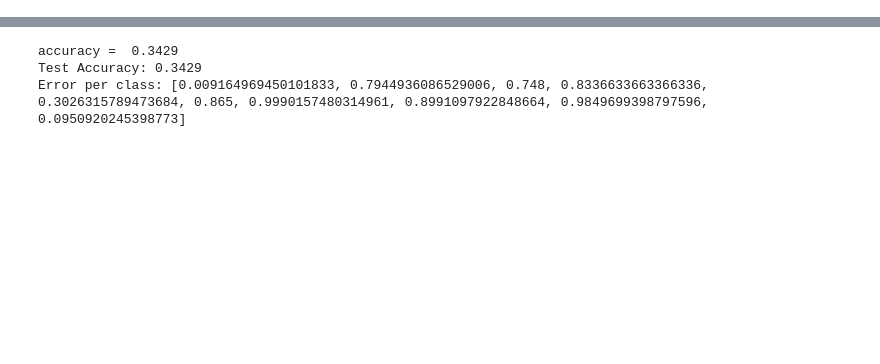
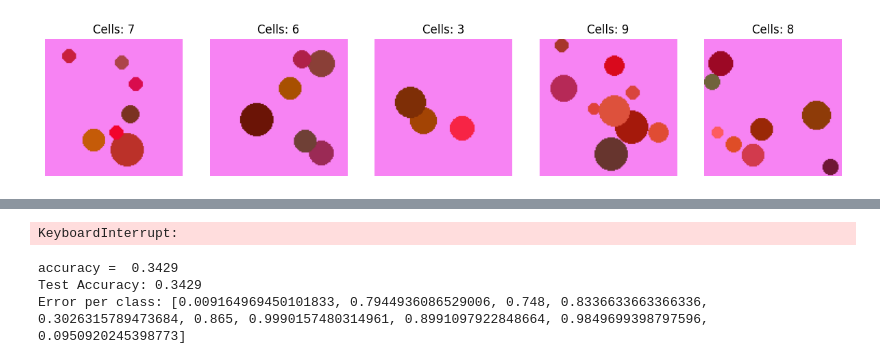
Before and after one commit to Allor-maker/CV_project, a Jupyter notebook: a2c-ppo/a2c_v2.ipynb, the cells around one changed output, grey strips where cells are left out. Drawn from its saved outputs; the diff is of its cells as text; code cells hidden in the pictures; blank space fills up the shorter version.

```diff
--- a/a2c-ppo/a2c_v2.ipynb
+++ b/a2c-ppo/a2c_v2.ipynb
@@ -295,6 +319,20 @@ class replay_memory(object):
     def __len__(self):
         return len(self.memory)
 #we need this class to save the experiance of our agent(for RL - reinfocement learning)
+# %%
+import torch.profiler as profiler
+prof = profiler.profile(
+    schedule=profiler.schedule(wait=1, warmup=1, active=3, repeat=2),
+    on_trace_ready=torch.profiler.tensorboard_trace_handler('./log'),
+    record_shapes=True,
+    profile_memory=True,
+    with_stack=True
+)
+# %%
+def calculate_class_values(error_per_class):
+    """Вычисляет ценность классов на основе ошибок."""
+    class_values = [min(1.0 / (1 - error + 1e-6), 10) for error in error_per_class]  # Избегаем деления на 0
+    return class_values
 # %%
 def actor_critic(env, actor, critic, episodes=10, max_steps=100, gamma=0.99, lr_actor=1e-2, lr_critic=1e-2):
     optimizer_actor = optim.AdamW(actor.parameters(), lr=lr_actor)
@@ -440,9 +481,13 @@ def actor_critic(env, actor, critic, episodes=10, max_steps=100, gamma=0.99, lr_
 # %%
 env = DataSelectionEnv()
 actor = Actor(NUM_CLASSES, NUM_CLASSES)
 critic = Critic(NUM_CLASSES)
 
-actor_critic(env, actor, critic, episodes=15)
+
+visualize_data(env.train_data.images, env.train_data.labels)
+
+actor_critic(env, actor, critic, episodes=10)
 print("Training complete!")
 # %% [output]
+[figure, added]
 Episode: 1, Step: 1, State: [0.1 0.1 0.1 0.1 0.1 0.1 0.1 0.1 0.1 0.1]
@@ -465,3 +510,4 @@ Training complete!
+KeyboardInterrupt:
 # %%
 # Evaluate the trained CNN
 test_dataset = DataPreloading().get_train_data() #Or, load a completely separate test dataset if you have one.
```
Also changed, not shown: parts of 8 cells of this notebook.
